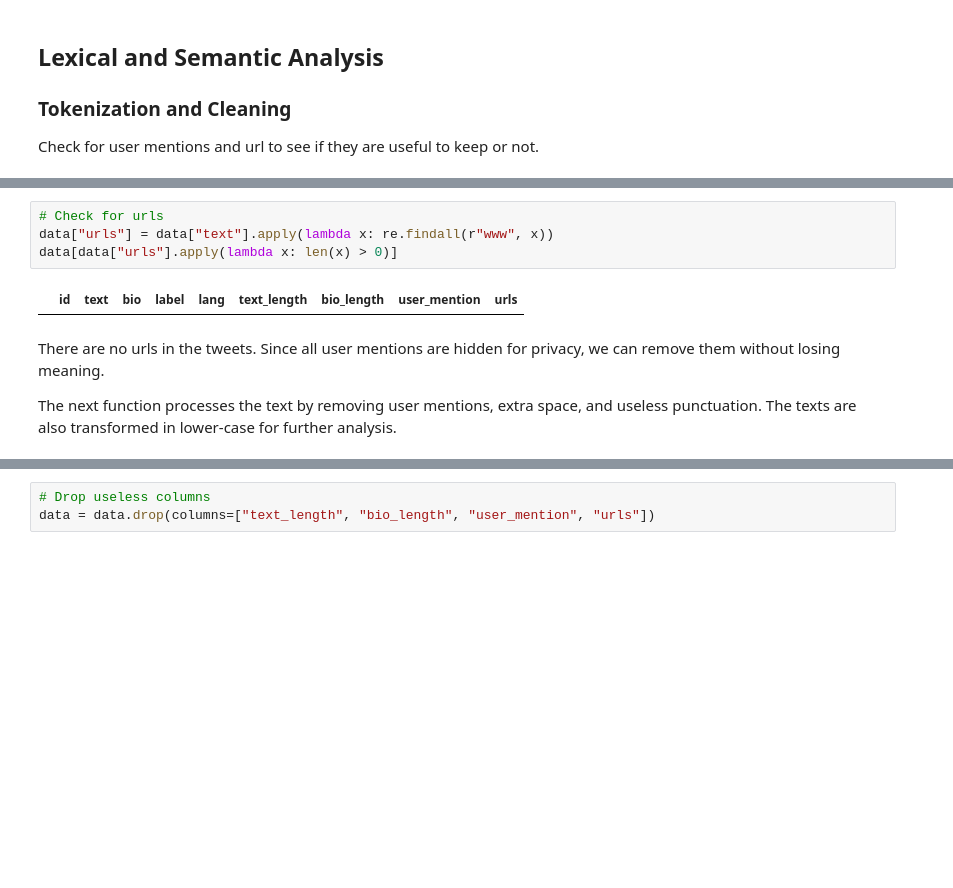
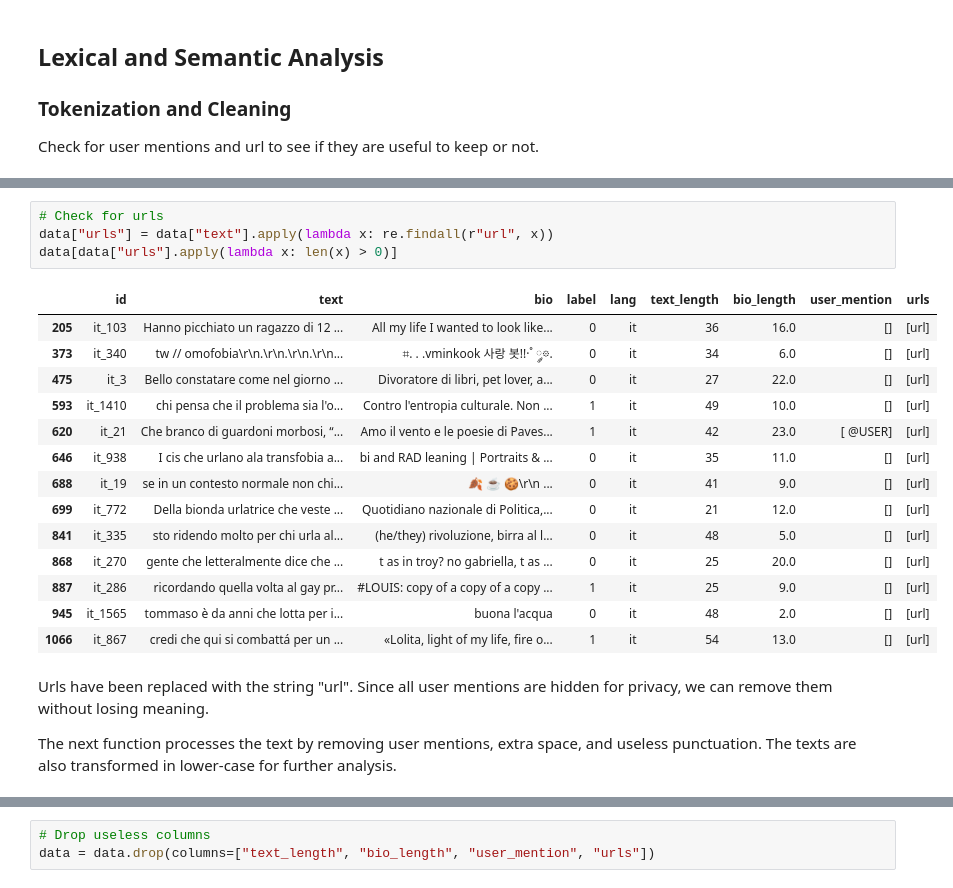
Before and after one commit to simocasaz/evalita2026-multipride-UniBO-FICLIT, a Jupyter notebook: notebooks/data_analysis.ipynb, the cells around one changed output, grey strips where cells are left out. Cells and saved outputs as stored; diff of their text form; blank space fills up the shorter version.

Commit message:
feat(data_analysis): continue working on frequency_analsis

```diff
--- a/notebooks/data_analysis.ipynb
+++ b/notebooks/data_analysis.ipynb
@@ -98,12 +102,25 @@ data[data["user_mention"].apply(lambda x: len(x) > 0)]
 157 rows × 8 columns
 # %%
 # Check for urls
-data["urls"] = data["text"].apply(lambda x: re.findall(r"www", x))
+data["urls"] = data["text"].apply(lambda x: re.findall(r"url", x))
 data[data["urls"].apply(lambda x: len(x) > 0)]
 # %% [output]
 |  | id | text | bio | label | lang | text_length | bio_length | user_mention | urls |
+| 205 | it_103 | Hanno picchiato un ragazzo di 12 ... | All my life I wanted to look like... | 0 | it | 36 | 16.0 | [] | [url] |
+| 373 | it_340 | tw // omofobia\r\n.\r\n.\r\n.\r\n... | ⠀⠀⌗. . .vminkook 사랑 봇!!·˚ ༘𖡼. | 0 | it | 34 | 6.0 | [] | [url] |
+| 475 | it_3 | Bello constatare come nel giorno ... | Divoratore di libri, pet lover, a... | 0 | it | 27 | 22.0 | [] | [url] |
+| 593 | it_1410 | chi pensa che il problema sia l'o... | Contro l'entropia culturale. Non ... | 1 | it | 49 | 10.0 | [] | [url] |
+| 620 | it_21 | Che branco di guardoni morbosi, “... | Amo il vento e le poesie di Paves... | 1 | it | 42 | 23.0 | [ @USER] | [url] |
+| 646 | it_938 | I cis che urlano ala transfobia a... | bi and RAD leaning | Portraits & ... | 0 | it | 35 | 11.0 | [] | [url] |
+| 688 | it_19 | se in un contesto normale non chi... | 🍂 ☕ 🍪\r\n ... | 0 | it | 41 | 9.0 | [] | [url] |
+| 699 | it_772 | Della bionda urlatrice che veste ... | Quotidiano nazionale di Politica,... | 0 | it | 21 | 12.0 | [] | [url] |
+| 841 | it_335 | sto ridendo molto per chi urla al... | (he/they) rivoluzione, birra al l... | 0 | it | 48 | 5.0 | [] | [url] |
+| 868 | it_270 | gente che letteralmente dice che ... | t as in troy? no gabriella, t as ... | 0 | it | 25 | 20.0 | [] | [url] |
+| 887 | it_286 | ricordando quella volta al gay pr... | #LOUIS: copy of a copy of a copy ... | 1 | it | 25 | 9.0 | [] | [url] |
+| 945 | it_1565 | tommaso è da anni che lotta per i... | buona l'acqua | 0 | it | 48 | 2.0 | [] | [url] |
+| 1066 | it_867 | credi che qui si combattá per un ... | «Lolita, light of my life, fire o... | 1 | it | 54 | 13.0 | [] | [url] |
 # %% [markdown]
-There are no urls in the tweets. Since all user mentions are hidden for privacy, we can remove them without losing meaning.
+Urls have been replaced with the string "url". Since all user mentions are hidden for privacy, we can remove them without losing meaning.
 
 The next function processes the text by removing user mentions, extra space, and useless punctuation. The texts are also transformed in lower-case for further analysis.
 # %%
```
Also changed, not shown: parts of 12 cells of this notebook.
